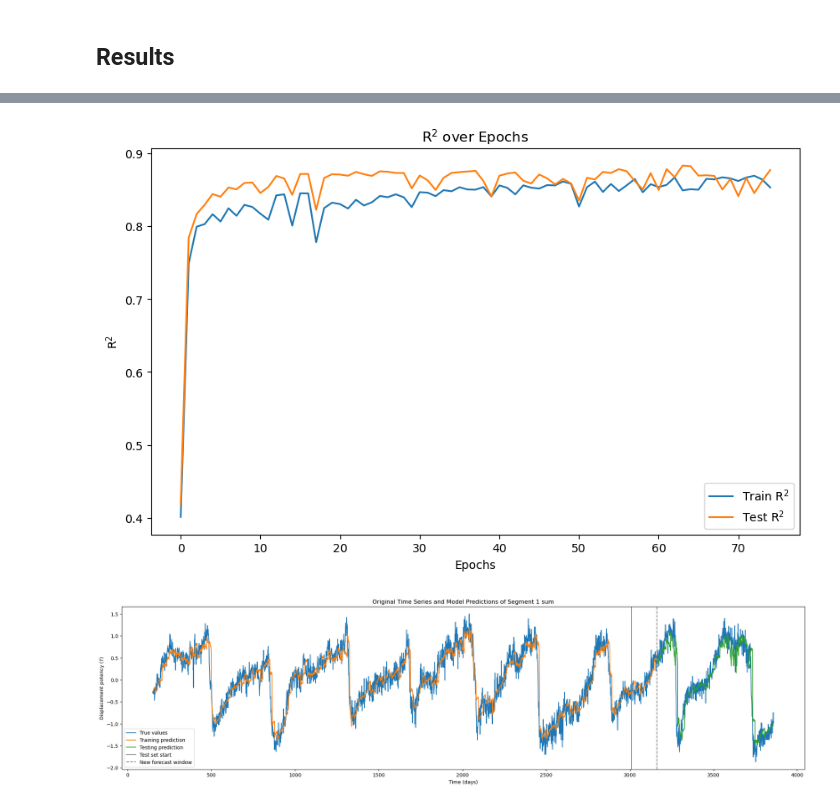
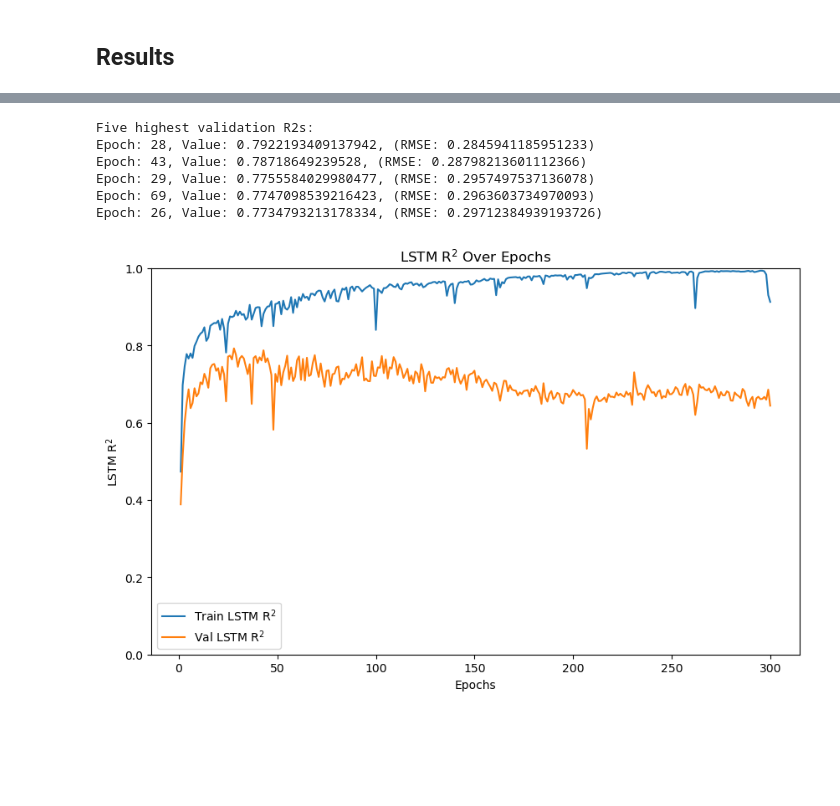
Before and after one commit to ai4er-cdt/earthquake-predictability, a Jupyter notebook: notebooks/CGB47 006 - Cascadia - LSTM One-shot Multi-step.ipynb, the cells around one changed output, grey strips where cells are left out. Cells and saved outputs as stored; diff of their text form; code cells hidden in the pictures; blank space fills up the shorter version.

```diff
--- a/notebooks/CGB47 006 - Cascadia - LSTM One-shot Multi-step.ipynb
+++ b/notebooks/CGB47 006 - Cascadia - LSTM One-shot Multi-step.ipynb
@@ -190,6 +324,28 @@ Training model on cpu
+# %%
+results_dict = eval_model_on_test_set_multi_feature(
+    model, results_dict, data_dict, scalers_y[0], device
+)
 # %% [markdown]
 ## Results
 # %%
+# Identify and print the five lowest validation RMSEs and their corresponding epochs and R^2 values
+best_5_epochs = []
+
+print("Five lowest validation RMSEs:")
+for index, loss in sorted(
+    enumerate(results_dict["val_rmse_list"]), key=lambda x: x[1]
+)[:5]:
+    best_5_epochs.append(index)
+    print(
+        f"Epoch: {index + 1}, Value: {loss} (R^2: {results_dict['val_r2_list'][index]})"
+    )
+
 # Plot RMSE
-plot_metric_results(N_EPOCHS, results_dict["train_rmse_list"], results_dict["test_rmse_list"], "RMSE")
+plot_metric_results(
+    N_EPOCHS,
+    results_dict["train_rmse_list"],
+    results_dict["val_rmse_list"],
+    "RMSE",
+    val_or_test="Val",
+)
 # %% [output]
@@ -197,5 +359,27 @@ plot_metric_results(N_EPOCHS, results_dict["train_rmse_list"], results_dict["tes
 # %%
+# Identify and print the five lowest validation RMSEs and their corresponding epochs and R^2 values
+print("Five highest validation R2s:")
+for index, r2 in sorted(
+    enumerate(results_dict["val_r2_list"]), key=lambda x: x[1], reverse=True
+)[:5]:
+    print(
+        f"Epoch: {index + 1}, Value: {r2}, (RMSE: {results_dict['val_rmse_list'][index]})"
+    )
+
 # Plot R2
-plot_metric_results(N_EPOCHS, results_dict["train_r2_list"], results_dict["test_r2_list"], "R$^2$")
+plot_metric_results(
+    N_EPOCHS,
+    results_dict["train_r2_list"],
+    results_dict["val_r2_list"],
+    "LSTM R$^2$",
+    y_max=1,
+    val_or_test="Val",
+)
 # %% [output]
+Five highest validation R2s:
+Epoch: 28, Value: 0.7922193409137942, (RMSE: 0.2845941185951233)
+Epoch: 43, Value: 0.78718649239528, (RMSE: 0.28798213601112366)
+Epoch: 29, Value: 0.7755584029980477, (RMSE: 0.2957497537136078)
+Epoch: 69, Value: 0.7747098539216423, (RMSE: 0.2963603734970093)
+Epoch: 26, Value: 0.7734793213178334, (RMSE: 0.29712384939193726)
-[figure, old version]
+[figure, new version]
@@ -210,4 +385,0 @@ ZOOM_WINDOW = [ZOOM_MIN, ZOOM_MAX]
-# %%
-plot_all_data_results(data_dict, results_dict, LOOKBACK, FORECAST, TITLE, X_LABEL, Y_LABEL, [])
-# %% [output]
-[figure, removed]
```
Also changed, not shown: parts of 45 cells of this notebook, 16 other files.
